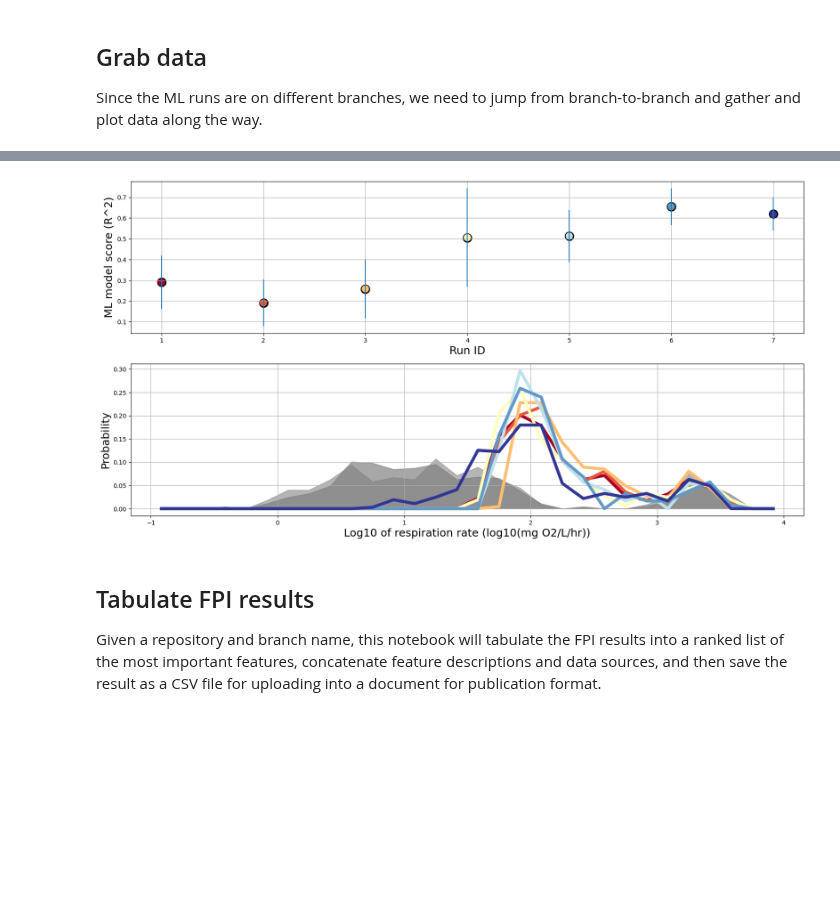
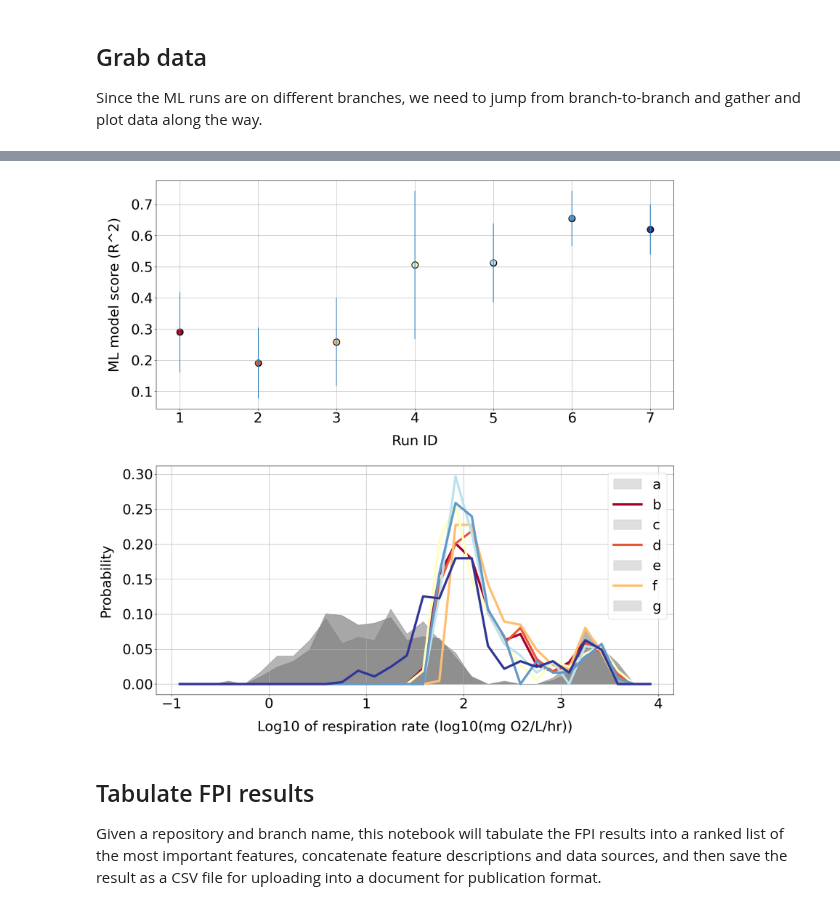
Before and after one commit to parallelworks/sl-archive-whondrs, a Jupyter notebook: examples/fig04-05-06-ML-results.ipynb, the cells around one changed output, grey strips where cells are left out. Cells and saved outputs as stored; diff of their text form; code cells hidden in the pictures; blank space fills up the shorter version.

Commit message:
Add larger font and legends to Figs 4, 5, and 6 (IN PROGRESS)
Not totally done with this yet.

```diff
--- a/examples/fig04-05-06-ML-results.ipynb
+++ b/examples/fig04-05-06-ML-results.ipynb
@@ -53,6 +53,18 @@ def load_and_filter_fpi(filename):
 
     # Done
     return output
+
+# Set all font sizes in the plots
+font = {'family' : 'sans',
+        'style'  : 'normal',
+        'weight' : 'normal',
+        'size'   : 30}
+
+mpl.rc('font', **font)
+
+#===================================
+#mpl.rcParams.update({'font.size': 24})
+#mpl.rcParams.update({'font.style': 'normal'})
 # %% [markdown]
 ## Grab data
 
@@ -372,19 +384,22 @@ Updating files: 100% (364/364), done.
 # %%
 # Set up side-by-side plot
-fig, (ax0, ax1)  = plt.subplots(2,1,figsize=(20,10))
+fig, (ax0, ax1)  = plt.subplots(2,1,figsize=(20,20))
 
 # Plot progression of model score with training attempt
 ax0.errorbar(model_scores.index+1, model_scores['hold-out-avg'],yerr=model_scores['hold-out-std'], fmt="none")
 ax0.scatter(model_scores.index+1, model_scores['hold-out-avg'],s=210,c='black')
 ax0.scatter(model_scores.index+1, model_scores['hold-out-avg'],s=120,c=cmap((np.array(branch_color, dtype='float32') - 1)/(len(list_branches) - 1)))
 ax0.grid()
-ax0.set_xlabel('Run ID', fontsize=18)
-ax0.set_ylabel('ML model score (R^2)', fontsize=18)
+ax0.set_xlabel('Run ID', labelpad=20) #, fontsize=18)
+ax0.set_ylabel('ML model score (R^2)', labelpad=20) #, fontsize=18)
 
 # Plot progression of histograms (for bias) with training attempt
 nbin = 30
 min_bin = -1.0
 max_bin = 4.0
+
+line_handles = []
+
 for bb,branch in enumerate(list_branches):
 
     #======================================================
@@ -417,36 +432,40 @@ for bb,branch in enumerate(list_branches):
     # and also more concentrated histogram.
     counts, bins = np.histogram(np.log10(np.abs(
         predict_avg_hist_df_list[list_branches.index(branch)][
             'Normalized_Respiration_Rate_mg_DO_per_H_per_L_sediment'])), bins=nbin, range=(min_bin,max_bin))
 
     # Find the center of each bin
     # Divide number of counts in each bin by total number of counts => probability
     ax1.plot(
         (bins[:-1]+bins[1:])/2,
         counts/np.sum(counts),
         linestyle=('solid'), color=cmap(((bb+1) - 1)/(len(list_branches) - 1)), linewidth=5, alpha=1.0)
 
     # These histograms are much rougher - they correspond to the average values predicted by the
     # ensemble of SuperLearners - a smaller number of data points and also more concentrated
     # histogram.
     #n, bins, patches = ax1.hist(
     #        np.log10(np.abs(predict_avg_hist_df_list[list_branches.index(branch)]['Normalized_Respiration_Rate_mg_DO_per_H_per_L_sediment'].dropna())),
     #        nbin, density=True, histtype="step", linestyle=('solid'), color=cmap(((bb+1) - 1)/(len(list_branches) - 1)), linewidth=5, alpha=1.0)
 
     # These histograms are much smoother and more spread out - they corrrespond to all the values predicted by
     # the SuperLearners, not averaged together into a single value. So there are 10x more
     # data points. Since both histograms overlap pretty well, use these instead?
     #n, bins, patches = ax1.hist(
     #        np.log10(np.abs(predict_all_hist_df_list[list_branches.index(branch)]['Normalized_Respiration_Rate_mg_DO_per_H_per_L_sediment'].dropna())),
     #        nbin, density=True, histtype="step", linestyle=('solid'), color=cmap(((bb+1) - 1)/(len(list_branches) - 1)), linewidth=5, alpha=1.0)
 
 ax1.grid()
-ax1.set_ylabel('Probability', fontsize=18)
-ax1.set_xlabel('Log10 of respiration rate (log10(mg O2/L/hr))', fontsize=18)
+ax1.set_ylabel('Probability', labelpad=20) #, fontsize=18)
+ax1.set_xlabel('Log10 of respiration rate (log10(mg O2/L/hr))', labelpad=20) #, fontsize=18)
+
+ax1.legend(['a','b','c','d','e','f','g'])
+
+plt.subplots_adjust(hspace=0.25)
 
 plt.savefig('fig05-ML-summary.pdf')
 # %% [output]
-[figure, old version]
+[figure, new version]
 # %% [markdown]
 ## Tabulate FPI results
 
```
Also changed, not shown: parts of 3 cells of this notebook, 2 other files.
